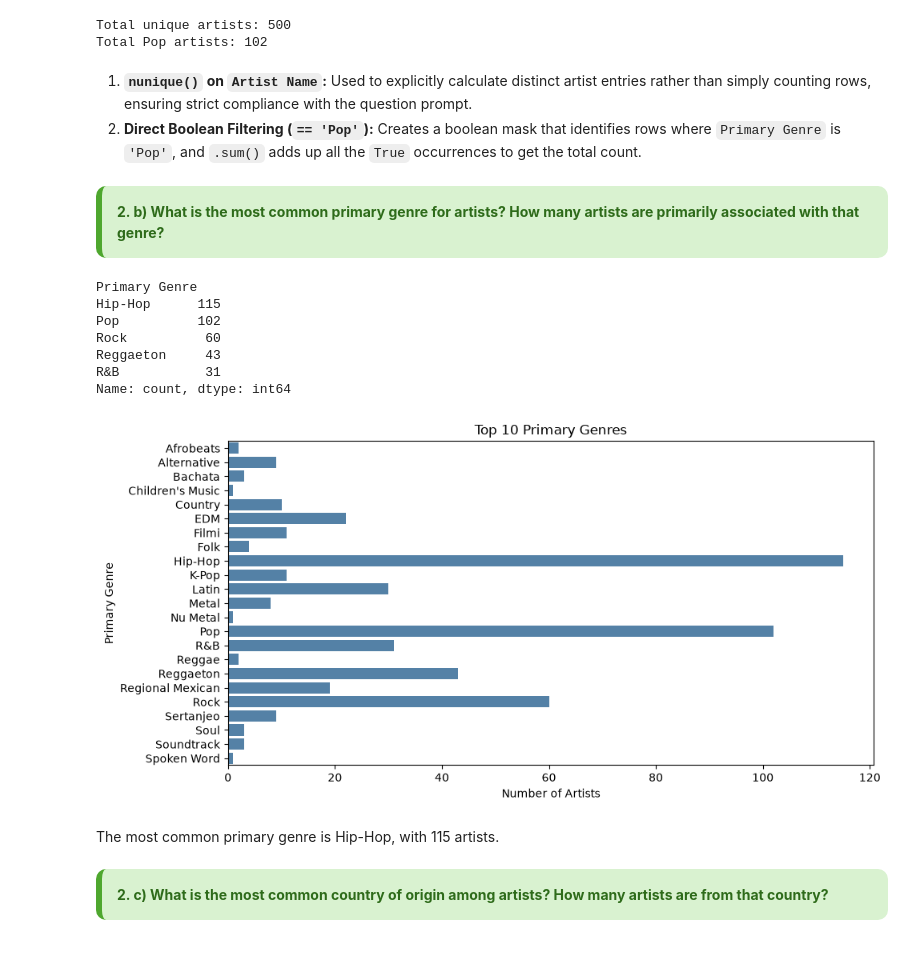
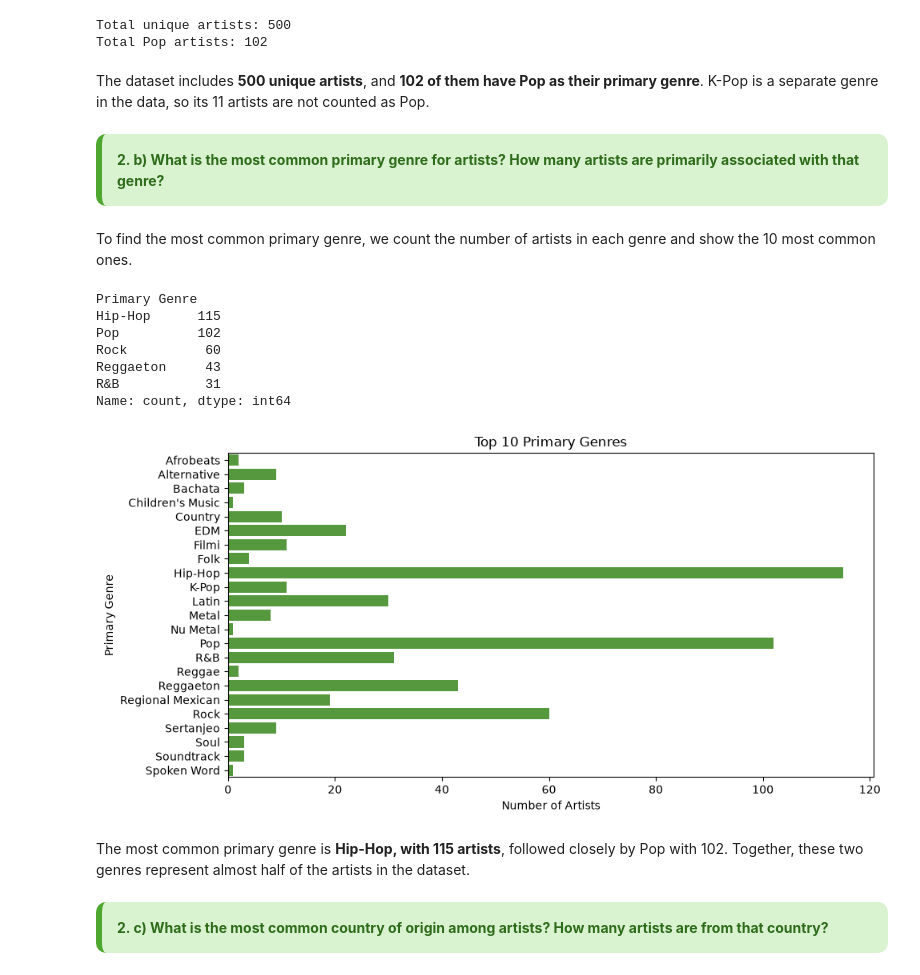
Before and after one commit to martim-dot/Group15_PDS_2627, a Jupyter notebook: project.ipynb, the cells around one changed output. Saved outputs shown, nothing was run; the diff lists cells and outputs as text; code cells hidden in the pictures.

```diff
--- a/project.ipynb
+++ b/project.ipynb
@@ -423,36 +436,37 @@ print(f"Total Pop artists: {pop_artists_count}")
 # %% [output]
 Total unique artists: 500
 Total Pop artists: 102
-# %% [markdown]
-1. **`nunique()` on `Artist Name`:** Used to explicitly calculate distinct artist entries rather than simply counting rows, ensuring strict compliance with the question prompt.
-2. **Direct Boolean Filtering (`== 'Pop'`):** Creates a boolean mask that identifies rows where `Primary Genre` is `'Pop'`, and `.sum()` adds up all the `True` occurrences to get the total count.
+# %% [markdown]
+The dataset includes **500 unique artists**, and **102 of them have Pop as their primary genre**. K-Pop is a separate genre in the data, so its 11 artists are not counted as Pop.
 # %% [markdown]
 <div style="background-color:#D9F2D0; padding:15px; border-radius:10px; border-left:6px solid #4EA72E; color:#2E6B1A;">
   <b> 2. b) What is the most common primary genre for artists? How many
 artists are primarily associated with that genre?   </b>
 </div>
+# %% [markdown]
+To find the most common primary genre, we count the number of artists in each genre and show the 10 most common ones.
 # %%
 genre_counts = artist_df['Primary Genre'].value_counts()
 print(genre_counts.head())
 
 plt.figure(figsize=(10, 5))
-sns.barplot(x=genre_counts.values, y=genre_counts.index, color='steelblue')
+sns.barplot(x=genre_counts.values, y=genre_counts.index, color='#4EA72E')
 plt.title('Top 10 Primary Genres')
 plt.xlabel('Number of Artists')
 plt.ylabel('Primary Genre')
 plt.tight_layout()
 plt.show()
 # %% [output]
 Primary Genre
 Hip-Hop      115
 Pop          102
 Rock          60
 Reggaeton     43
 R&B           31
 Name: count, dtype: int64
-[figure, old version]
+[figure, new version]
 # %% [markdown]
-The most common primary genre is Hip-Hop, with 115 artists.
+The most common primary genre is **Hip-Hop, with 115 artists**, followed closely by Pop with 102. Together, these two genres represent almost half of the artists in the dataset.
 # %% [markdown]
 <div style="background-color:#D9F2D0; padding:15px; border-radius:10px; border-left:6px solid #4EA72E; color:#2E6B1A;">
   <b> 2. c) What is the most common country of origin among artists? How many
```
Also changed, not shown: parts of 36 cells of this notebook.
